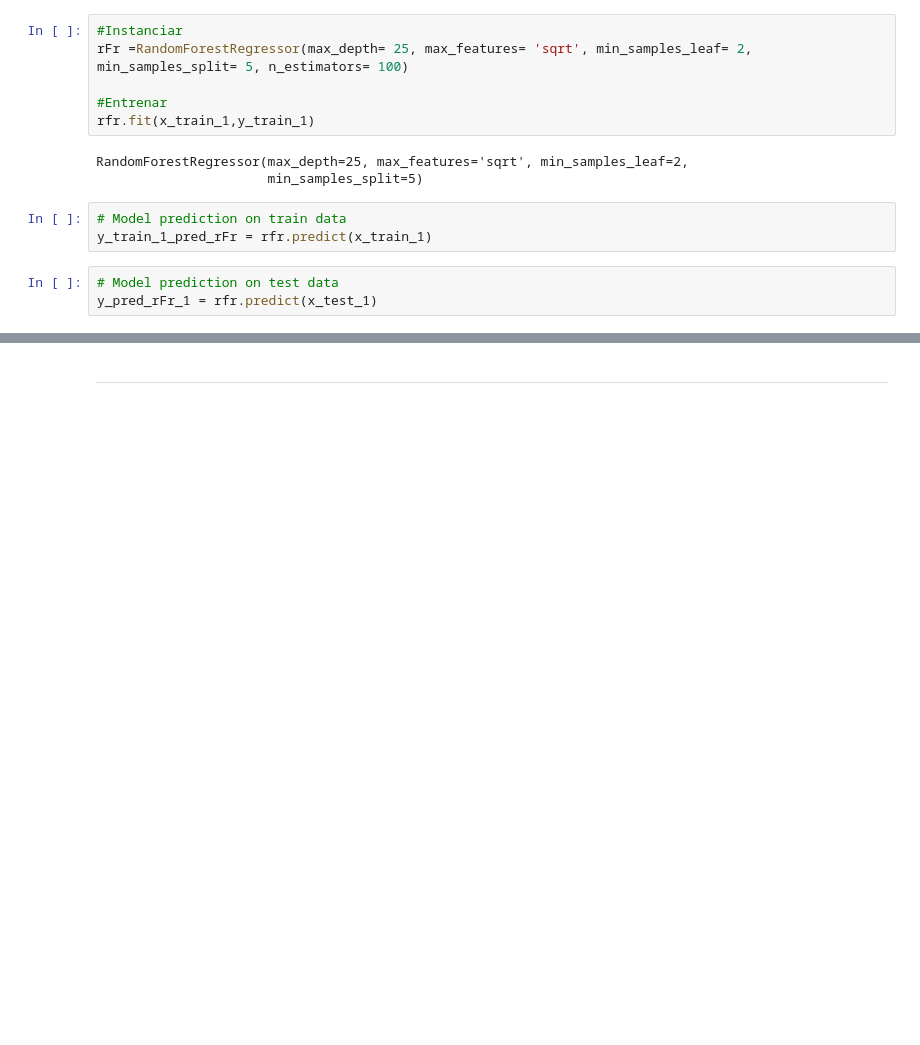
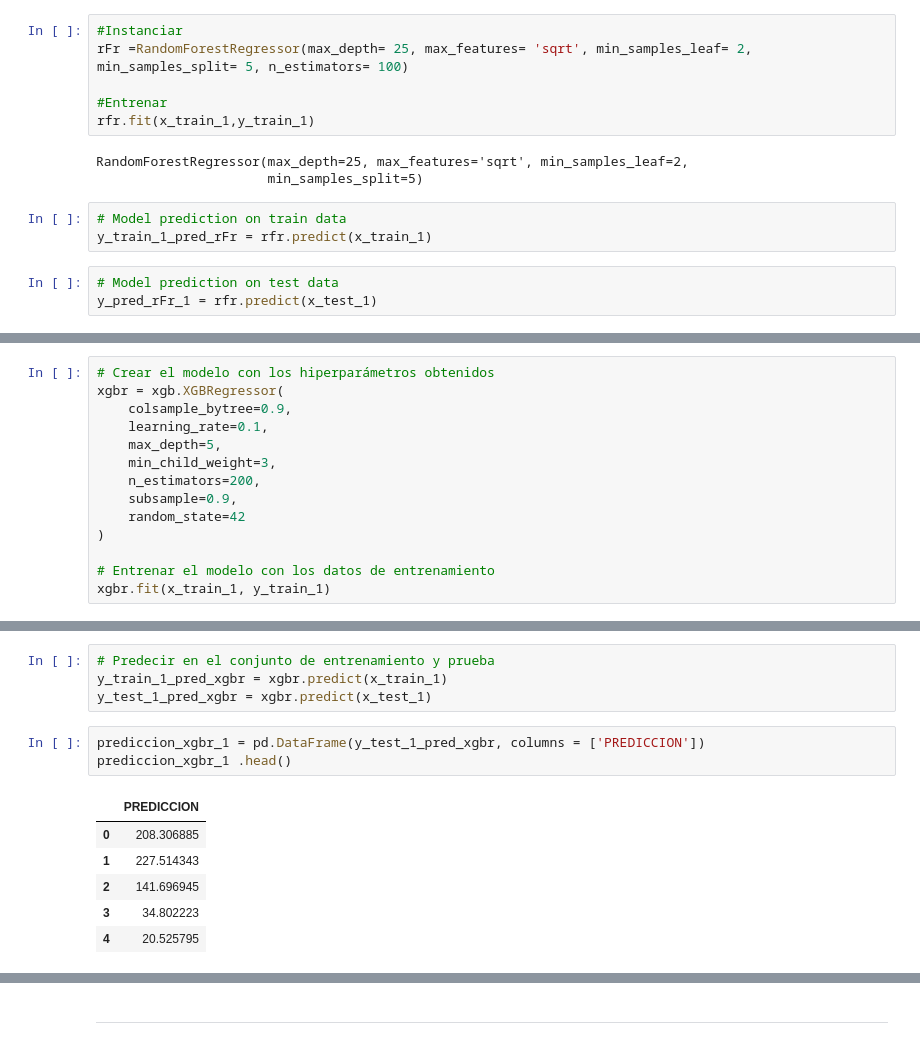
Before and after one commit to AndreaTJ/Tech-Girls-Glovo, a Jupyter notebook: notebooks/MLRegression_model_airbnb.ipynb, the cells around one changed output, grey strips where cells are left out. Drawn from its saved outputs; the diff is of its cells as text; blank space fills up the shorter version.

```diff
--- a/notebooks/MLRegression_model_airbnb.ipynb
+++ b/notebooks/MLRegression_model_airbnb.ipynb
@@ -844,0 +912,14 @@ MAE (Error Absoluto Medio) :  122.54688400167616
+# %%
+# Crear el modelo con los hiperparámetros obtenidos
+xgbr = xgb.XGBRegressor(
+    colsample_bytree=0.9,
+    learning_rate=0.1,
+    max_depth=5,
+    min_child_weight=3,
+    n_estimators=200,
+    subsample=0.9,
+    random_state=42
+)
+
+# Entrenar el modelo con los datos de entrenamiento
+xgbr.fit(x_train_1, y_train_1)
@@ -844,0 +938,14 @@ MAE (Error Absoluto Medio) :  122.54688400167616
+# %%
+# Predecir en el conjunto de entrenamiento y prueba
+y_train_1_pred_xgbr = xgbr.predict(x_train_1)
+y_test_1_pred_xgbr = xgbr.predict(x_test_1)
+# %%
+prediccion_xgbr_1 = pd.DataFrame(y_test_1_pred_xgbr, columns = ['PREDICCION'])
+prediccion_xgbr_1 .head()
+# %% [output]
+|  | PREDICCION |
+| 0 | 208.306885 |
+| 1 | 227.514343 |
+| 2 | 141.696945 |
+| 3 | 34.802223 |
+| 4 | 20.525795 |
```
Also changed, not shown: parts of 58 cells of this notebook.
